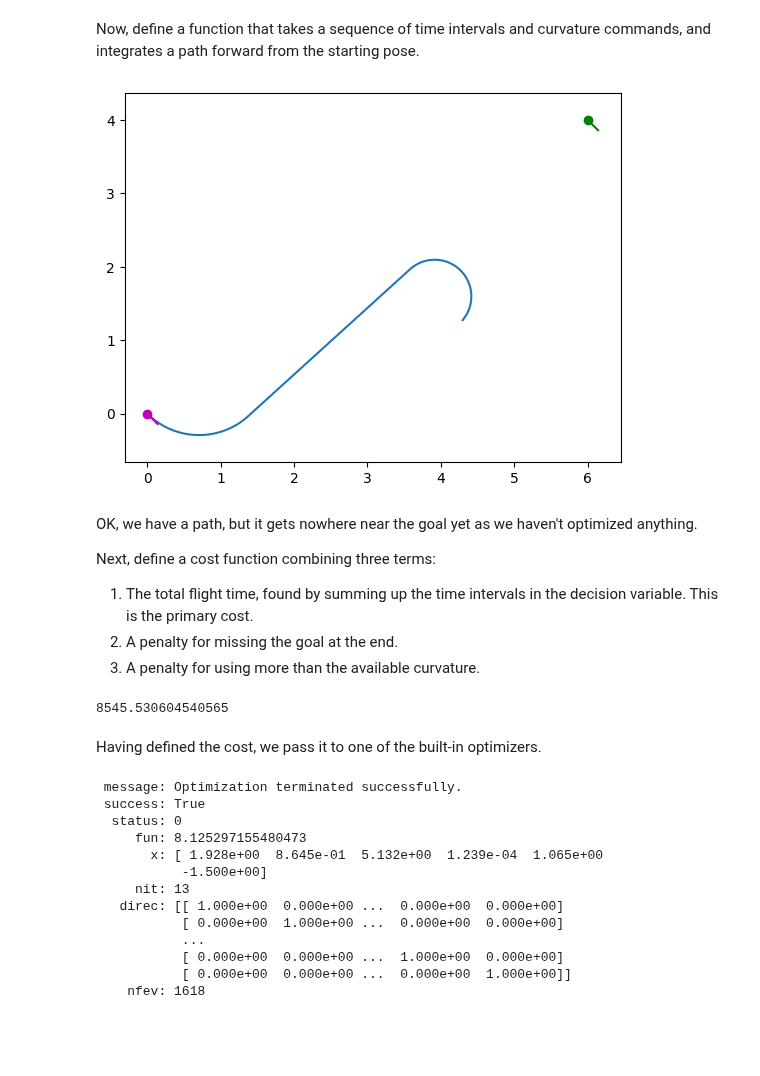
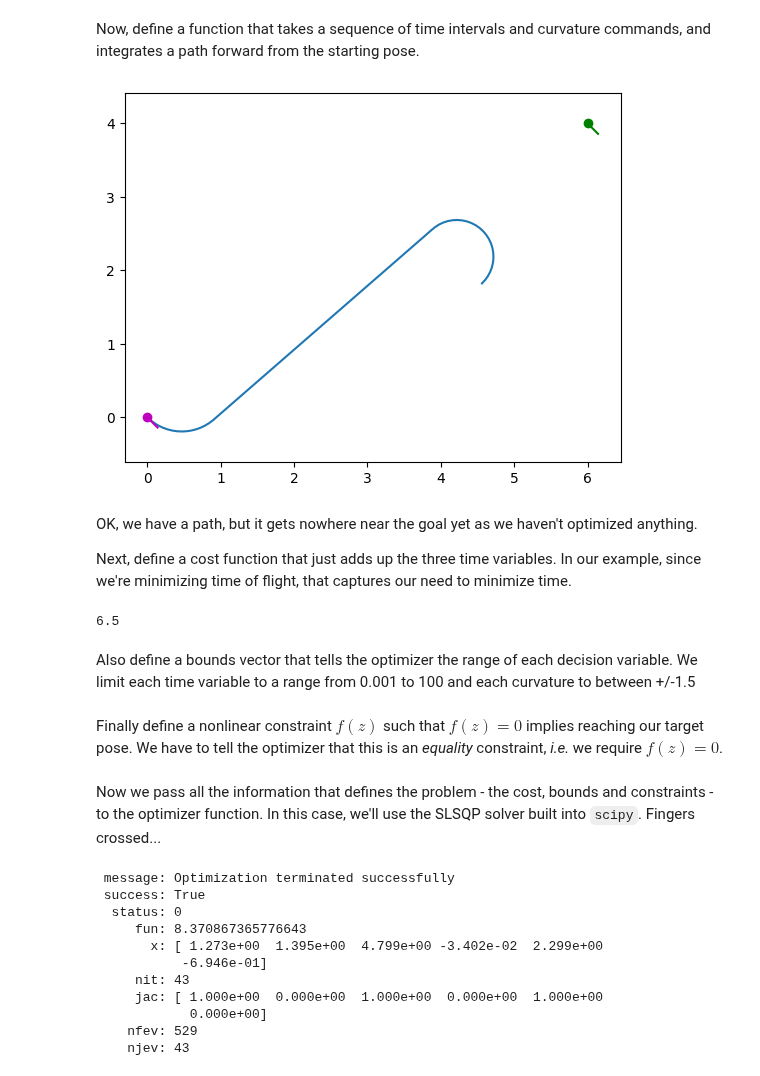
Before and after one commit to arthurrichards77/smply, a Jupyter notebook: shooting.ipynb, the cells around one changed output. Drawn from its saved outputs; the diff is of its cells as text; code cells hidden in the pictures; blank space fills up the shorter version.

```diff
--- a/shooting.ipynb
+++ b/shooting.ipynb
@@ -50,8 +46,8 @@ def f(x,u):
 Now, define a function that takes a sequence of time intervals and curvature commands, and integrates a path forward from the starting pose.
 # %%
 # define decision variable as vector of [time,curv,time,curv,time,curv]
-# here: turn with curvature 1. for 1.5 seconds, than 0. (straight) for 3. seconds, and finally turn with curvature -1. for 1.5 seconds.
-z = np.array([1.5,1.,3.,0.,1.5,-2.])
+# here: turn with curvature 1.2 for 1.5 seconds, than 0. (straight) for 3. seconds, and finally turn with curvature -1.2 for 1.5 seconds.
+z = np.array([1.0,1.5,4.,0.,1.5,-2])
 
 from scipy.integrate import solve_ivp
 from scipy.interpolate import interp1d
@@ -61,56 +57,46 @@ def path(z,x0):
     nz = len(z)
     assert(nz%2==0)
     # curvature values
     kv = z[range(1,nz,2)]
     # time intervals
     dv = z[range(0,nz,2)]
     # if given a negative time intervals, make it zero
     dv = [max(v,0) for v in dv]
     # now construct function to interpolate commands over time
     nv = len(kv)
     uv = np.vstack((np.ones((1,nv+1)),np.hstack((kv,0.))))
     tv = np.cumsum(np.append(0,dv))
     te=np.linspace(0.,max(tv),100)
     ut = interp1d(tv,uv,axis=1,kind='previous',bounds_error=False,fill_value='extrapolate')
     # use this to define the uncontrolled dynamics: x-dot=fc(x,t)
     def fc(t,x):
         u = ut(t)
         return(f(x,u))
     # and do the integration
     r = solve_ivp(fc,(min(te),max(te)),x0,t_eval=te)
     return(r.y)
 
 p = path(z,x0)
 
 plt.plot(p[0,:],p[1,:])
 plot_pose(x0,'m')
 plot_pose(xG,'g')
 plt.axis('equal')
 plt.show()
 # %% [output]
-[figure, old version]
+[figure, new version]
 # %% [markdown]
 OK, we have a path, but it gets nowhere near the goal yet as we haven't optimized anything.
 
-Next, define a cost function combining three terms:
-
-1. The total flight time, found by summing up the time intervals in the decision variable.  This is the primary cost.
-2. A penalty for missing the goal at the end.
-3. A penalty for using more than the available curvature.
+Next, define a cost function that just adds up the three time variables.  In our example, since we're minimizing time of flight, that captures our need to minimize time.
-# %%
-from scipy.linalg import norm
-curvature_limit = 1.5
-
-def path_cost(z):
-    p = path(z,x0)
-    goal_miss_distance = norm(p[0:3,-1]-xG)
-    total_time_flown = sum(z[range(0,len(z),2)])
-    curvature_excess = [max(abs(c)-curvature_limit,0.) for c in z[range(1,len(z),2)]]
-    J = total_time_flown + 1000.*goal_miss_distance + 10000.*sum(curvature_excess)
-    return(J)
-
-print(path_cost(z))
-# %% [output]
-8545.530604540565
-# %% [markdown]
-Having defined the cost, we pass it to one of the built-in optimizers.
+# %%
+def path_cost(z):
+    total_time_flown = sum(z[0::2])
+    return(total_time_flown)
+
+# print value for the initial guess
+print(path_cost(z))
+# %% [output]
+6.5
+# %% [markdown]
+Also define a bounds vector that tells the optimizer the range of each decision variable.  We limit each time variable to a range from 0.001 to 100 and each curvature to between +/-1.5
@@ -116,0 +106,2 @@ Having defined the cost, we pass it to one of the built-in optimizers.
+# %% [markdown]
+Finally define a nonlinear constraint $f(z)$ such that $f(z)=0$ implies reaching our target pose.  We have to tell the optimizer that this is an _equality_ constraint, _i.e._ we require $f(z)=0$.
@@ -117,20 +115,19 @@ Having defined the cost, we pass it to one of the built-in optimizers.
+# %% [markdown]
+Now we pass all the information that defines the problem - the cost, bounds and constraints - to the optimizer function.  In this case, we'll use the SLSQP solver built into `scipy`.  Fingers crossed...
 # %%
 from scipy.optimize import minimize
-
-r = minimize(path_cost,z,method='Powell')
+r = minimize(path_cost,z,method='SLSQP',bounds=bounds,constraints=constraints)
 print(r)
 # %% [output]
- message: Optimization terminated successfully.
+ message: Optimization terminated successfully
  success: True
   status: 0
-     fun: 8.125297155480473
-       x: [ 1.928e+00  8.645e-01  5.132e+00  1.239e-04  1.065e+00
-           -1.500e+00]
-     nit: 13
-   direc: [[ 1.000e+00  0.000e+00 ...  0.000e+00  0.000e+00]
-           [ 0.000e+00  1.000e+00 ...  0.000e+00  0.000e+00]
-           ...
-           [ 0.000e+00  0.000e+00 ...  1.000e+00  0.000e+00]
-           [ 0.000e+00  0.000e+00 ...  0.000e+00  1.000e+00]]
-    nfev: 1618
+     fun: 8.370867365776643
+       x: [ 1.273e+00  1.395e+00  4.799e+00 -3.402e-02  2.299e+00
+           -6.946e-01]
+     nit: 43
+     jac: [ 1.000e+00  0.000e+00  1.000e+00  0.000e+00  1.000e+00
+            0.000e+00]
+    nfev: 529
+    njev: 43
 # %% [markdown]
```
Also changed, not shown: parts of 20 cells of this notebook.
